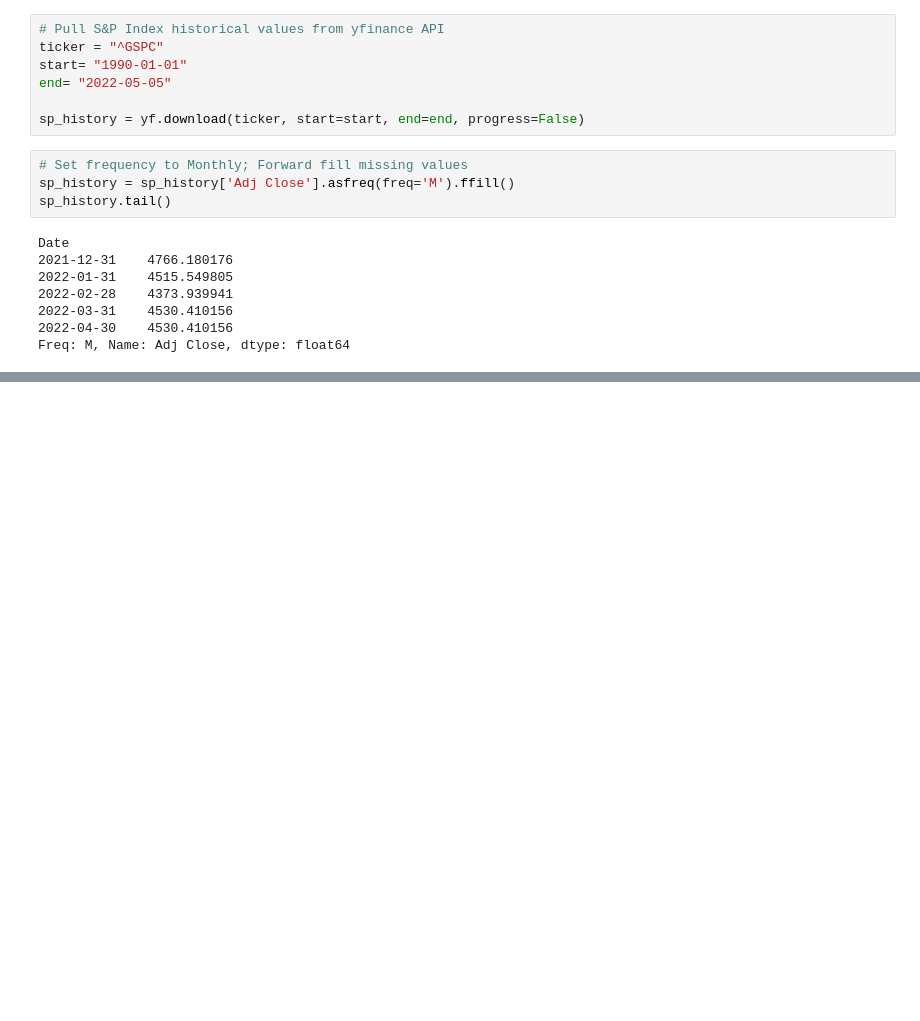
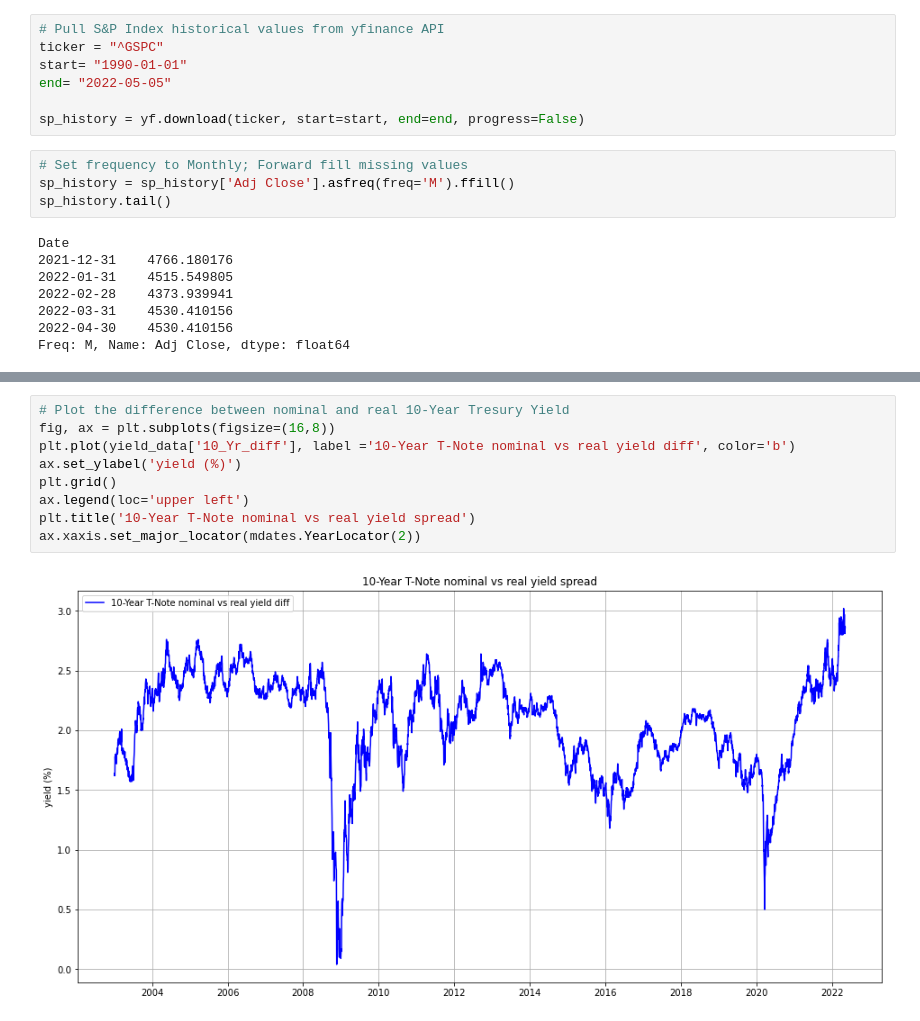
Before and after one commit to dbogatic/economic-indicators, a Jupyter notebook: yield_curve.ipynb, the cells around one changed output, grey strips where cells are left out. Cells and saved outputs as stored; diff of their text form; blank space fills up the shorter version.

```diff
--- a/yield_curve.ipynb
+++ b/yield_curve.ipynb
@@ -117,0 +168,11 @@ ax2.legend(loc='upper right')
+# %%
+# Plot the difference between nominal and real 10-Year Tresury Yield
+fig, ax = plt.subplots(figsize=(16,8))
+plt.plot(yield_data['10_Yr_diff'], label ='10-Year T-Note nominal vs real yield diff', color='b')
+ax.set_ylabel('yield (%)')
+plt.grid()
+ax.legend(loc='upper left')
+plt.title('10-Year T-Note nominal vs real yield spread')
+ax.xaxis.set_major_locator(mdates.YearLocator(2))
+# %% [output]
+[figure, added]
```
Also changed, not shown: parts of 12 cells of this notebook, 2 other files.
